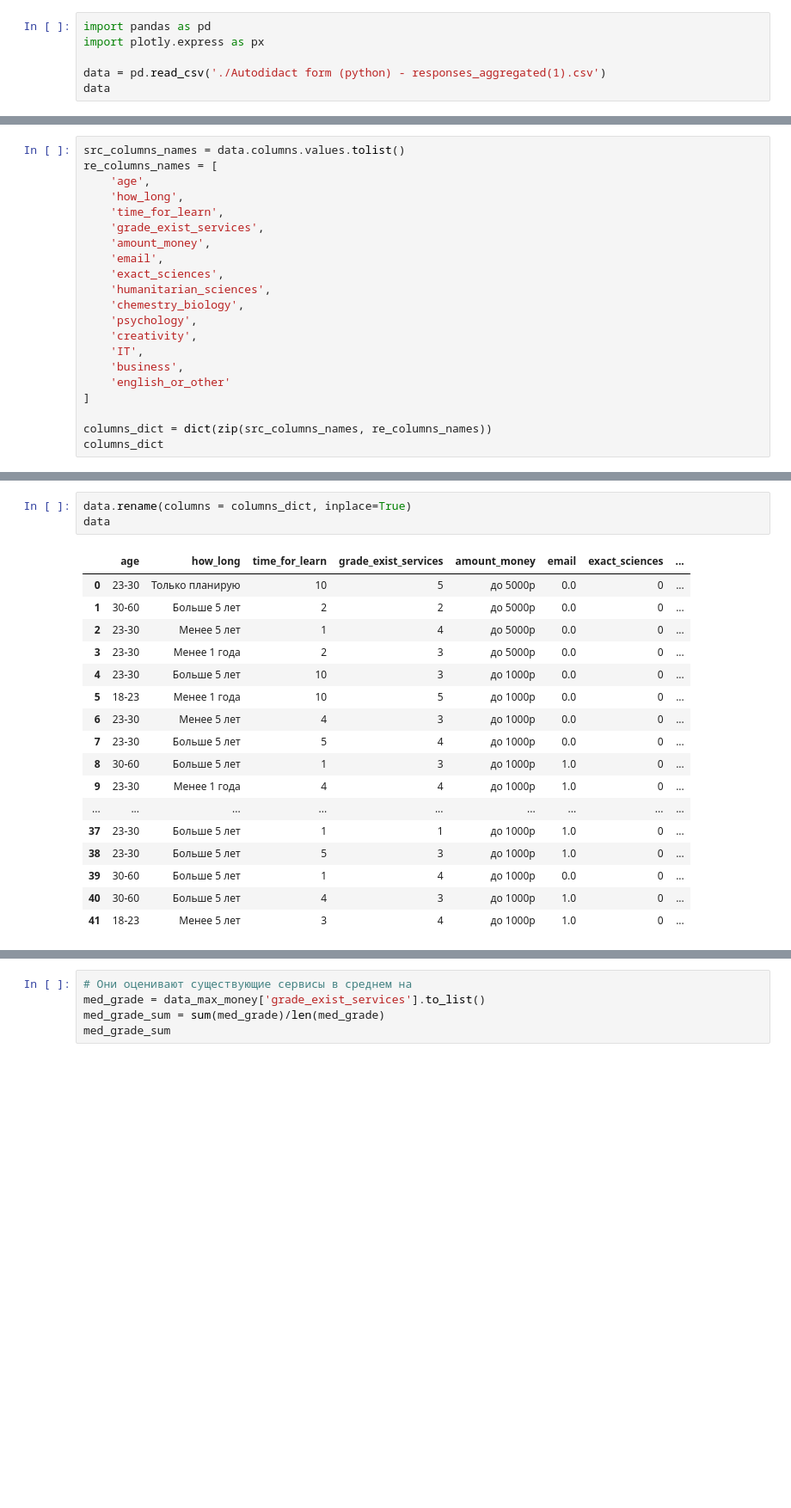
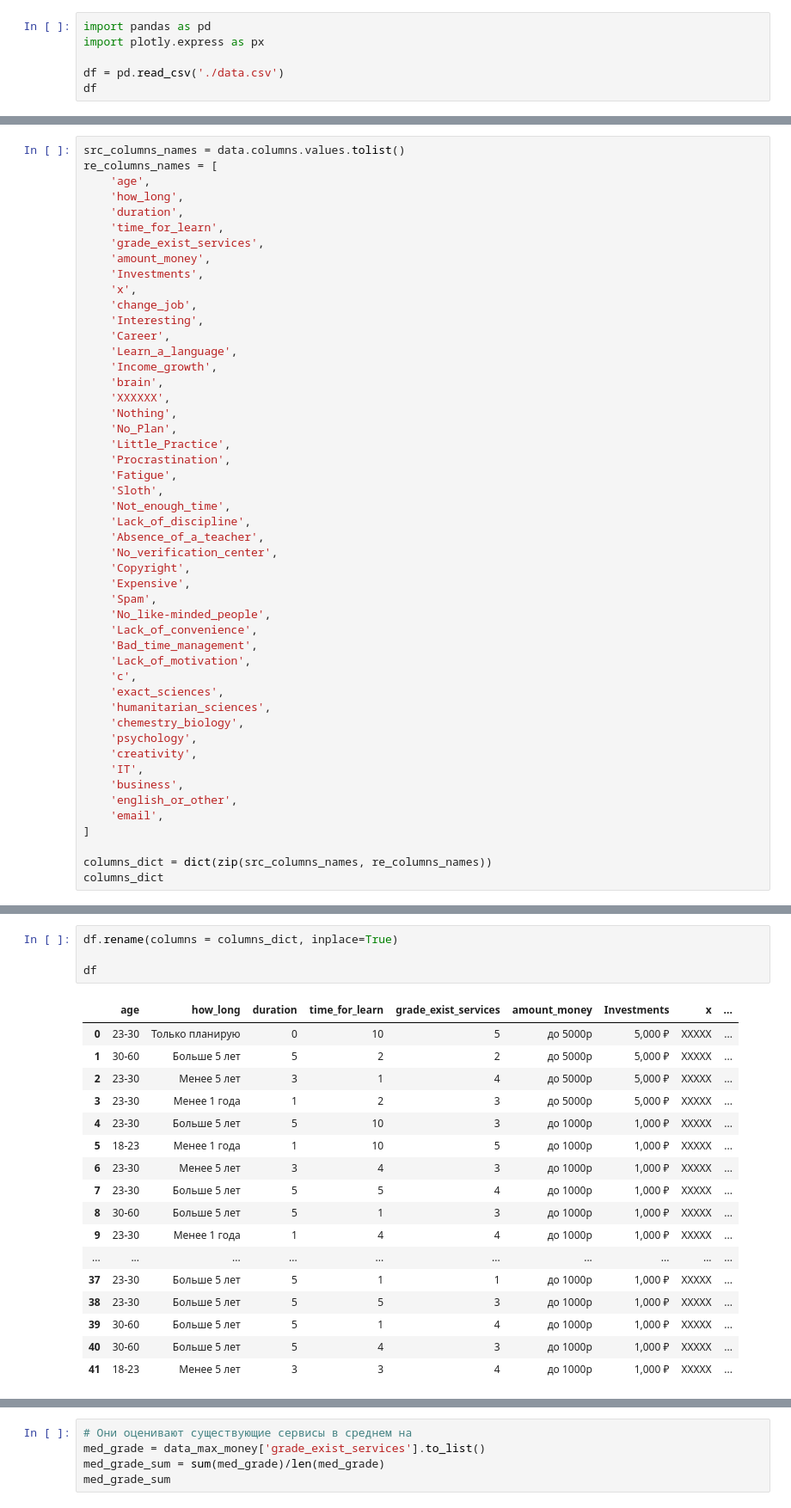
Before and after one commit to elijahmylcev/analysis_GS, a Jupyter notebook: Analysis.ipynb, the cells around one changed output, grey strips where cells are left out. Shown: that part at 86% size. Cells and saved outputs as stored; diff of their text form; blank space fills up the shorter version.

```diff
--- a/Analysis.ipynb
+++ b/Analysis.ipynb
@@ -2,6 +2,6 @@
 import pandas as pd
 import plotly.express as px
 
-data = pd.read_csv('./Autodidact form (python) - responses_aggregated(1).csv')
-data
+df = pd.read_csv('./data.csv')
+df
 # %% [output]
@@ -27,10 +49,37 @@ src_columns_names = data.columns.values.tolist()
 re_columns_names = [
     'age',
     'how_long',
+    'duration',
     'time_for_learn',
     'grade_exist_services',
     'amount_money',
-    'email',
+    'Investments',
+    'x',
+    'change_job',
+    'Interesting',
+    'Career',
+    'Learn_a_language',
+    'Income_growth',
+    'brain',
+    'XXXXXX',
+    'Nothing',
+    'No_Plan',
+    'Little_Practice',
+    'Procrastination',
+    'Fatigue',
+    'Sloth',
+    'Not_enough_time',
+    'Lack_of_discipline',
+    'Absence_of_a_teacher',
+    'No_verification_center',
+    'Copyright',
+    'Expensive',
+    'Spam',
+    'No_like-minded_people',
+    'Lack_of_convenience',
+    'Bad_time_management',
+    'Lack_of_motivation',
+    'c',
     'exact_sciences',
     'humanitarian_sciences',
     'chemestry_biology',
@@ -38,7 +87,8 @@ re_columns_names = [
     'creativity',
     'IT',
     'business',
-    'english_or_other'
+    'english_or_other',
+    'email',
 ]
 
 columns_dict = dict(zip(src_columns_names, re_columns_names))
@@ -61,21 +114,22 @@ columns_dict
 # %%
-data.rename(columns = columns_dict, inplace=True)
-data
+df.rename(columns = columns_dict, inplace=True)
+
+df
 # %% [output]
-|  | age | how_long | time_for_learn | grade_exist_services | amount_money | email | exact_sciences | ... |
-| 0 | 23-30 | Только планирую | 10 | 5 | до 5000р | 0.0 | 0 | ... |
-| 1 | 30-60 | Больше 5 лет | 2 | 2 | до 5000р | 0.0 | 0 | ... |
-| 2 | 23-30 | Менее 5 лет | 1 | 4 | до 5000р | 0.0 | 0 | ... |
-| 3 | 23-30 | Менее 1 года | 2 | 3 | до 5000р | 0.0 | 0 | ... |
-| 4 | 23-30 | Больше 5 лет | 10 | 3 | до 1000р | 0.0 | 0 | ... |
-| 5 | 18-23 | Менее 1 года | 10 | 5 | до 1000р | 0.0 | 0 | ... |
-| 6 | 23-30 | Менее 5 лет | 4 | 3 | до 1000р | 0.0 | 0 | ... |
-| 7 | 23-30 | Больше 5 лет | 5 | 4 | до 1000р | 0.0 | 0 | ... |
-| 8 | 30-60 | Больше 5 лет | 1 | 3 | до 1000р | 1.0 | 0 | ... |
-| 9 | 23-30 | Менее 1 года | 4 | 4 | до 1000р | 1.0 | 0 | ... |
-| ... | ... | ... | ... | ... | ... | ... | ... | ... |
-| 37 | 23-30 | Больше 5 лет | 1 | 1 | до 1000р | 1.0 | 0 | ... |
-| 38 | 23-30 | Больше 5 лет | 5 | 3 | до 1000р | 1.0 | 0 | ... |
-| 39 | 30-60 | Больше 5 лет | 1 | 4 | до 1000р | 0.0 | 0 | ... |
-| 40 | 30-60 | Больше 5 лет | 4 | 3 | до 1000р | 1.0 | 0 | ... |
-| 41 | 18-23 | Менее 5 лет | 3 | 4 | до 1000р | 1.0 | 0 | ... |
+|  | age | how_long | duration | time_for_learn | grade_exist_services | amount_money | Investments | x | ... |
+| 0 | 23-30 | Только планирую | 0 | 10 | 5 | до 5000р | 5,000 ₽ | XXXXX | ... |
+| 1 | 30-60 | Больше 5 лет | 5 | 2 | 2 | до 5000р | 5,000 ₽ | XXXXX | ... |
+| 2 | 23-30 | Менее 5 лет | 3 | 1 | 4 | до 5000р | 5,000 ₽ | XXXXX | ... |
+| 3 | 23-30 | Менее 1 года | 1 | 2 | 3 | до 5000р | 5,000 ₽ | XXXXX | ... |
+| 4 | 23-30 | Больше 5 лет | 5 | 10 | 3 | до 1000р | 1,000 ₽ | XXXXX | ... |
+| 5 | 18-23 | Менее 1 года | 1 | 10 | 5 | до 1000р | 1,000 ₽ | XXXXX | ... |
+| 6 | 23-30 | Менее 5 лет | 3 | 4 | 3 | до 1000р | 1,000 ₽ | XXXXX | ... |
+| 7 | 23-30 | Больше 5 лет | 5 | 5 | 4 | до 1000р | 1,000 ₽ | XXXXX | ... |
+| 8 | 30-60 | Больше 5 лет | 5 | 1 | 3 | до 1000р | 1,000 ₽ | XXXXX | ... |
+| 9 | 23-30 | Менее 1 года | 1 | 4 | 4 | до 1000р | 1,000 ₽ | XXXXX | ... |
+| ... | ... | ... | ... | ... | ... | ... | ... | ... | ... |
+| 37 | 23-30 | Больше 5 лет | 5 | 1 | 1 | до 1000р | 1,000 ₽ | XXXXX | ... |
+| 38 | 23-30 | Больше 5 лет | 5 | 5 | 3 | до 1000р | 1,000 ₽ | XXXXX | ... |
+| 39 | 30-60 | Больше 5 лет | 5 | 1 | 4 | до 1000р | 1,000 ₽ | XXXXX | ... |
+| 40 | 30-60 | Больше 5 лет | 5 | 4 | 3 | до 1000р | 1,000 ₽ | XXXXX | ... |
+| 41 | 18-23 | Менее 5 лет | 3 | 3 | 4 | до 1000р | 1,000 ₽ | XXXXX | ... |
```
Also changed, not shown: parts of 17 cells of this notebook, 2 other files.
